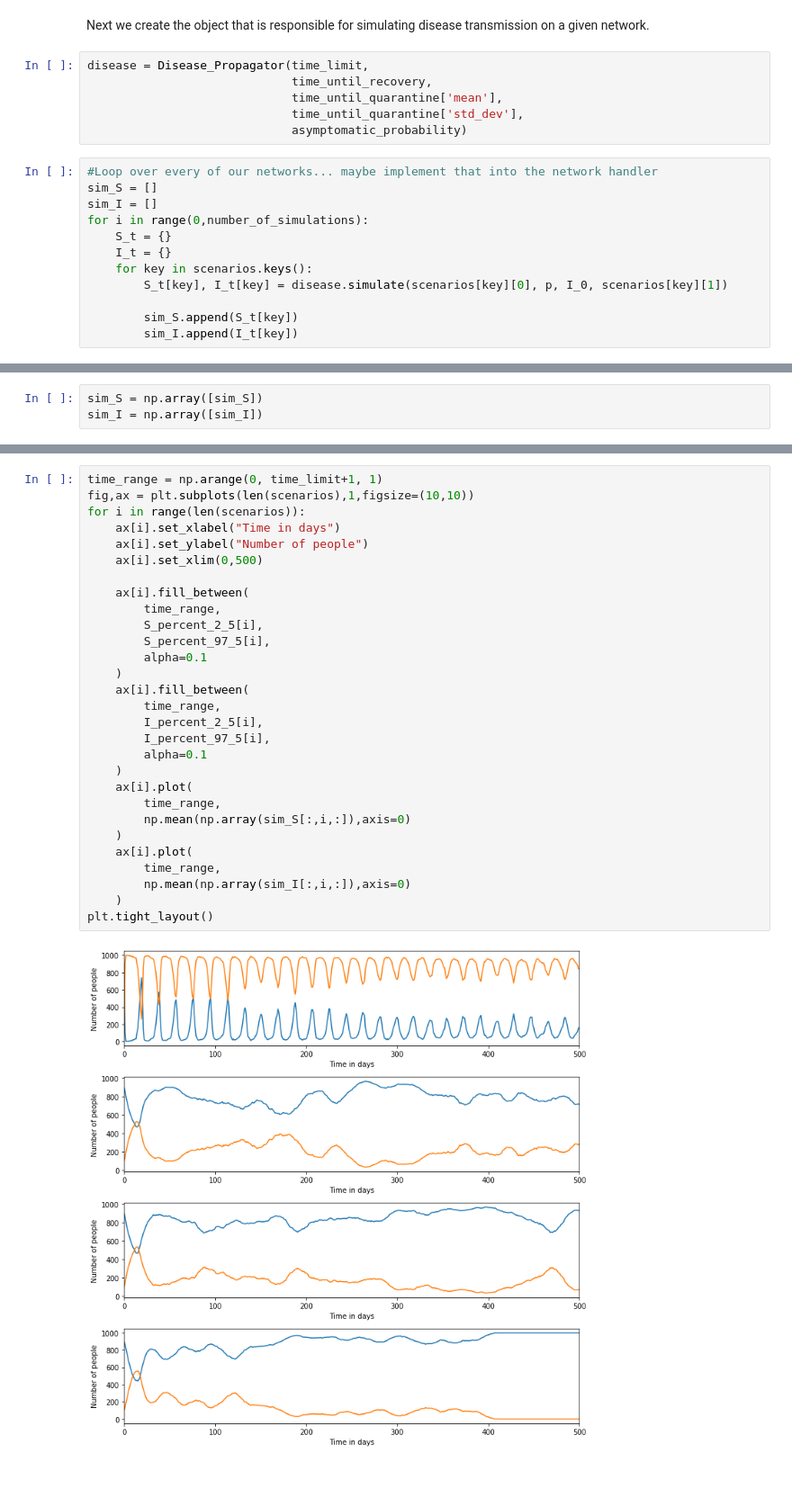
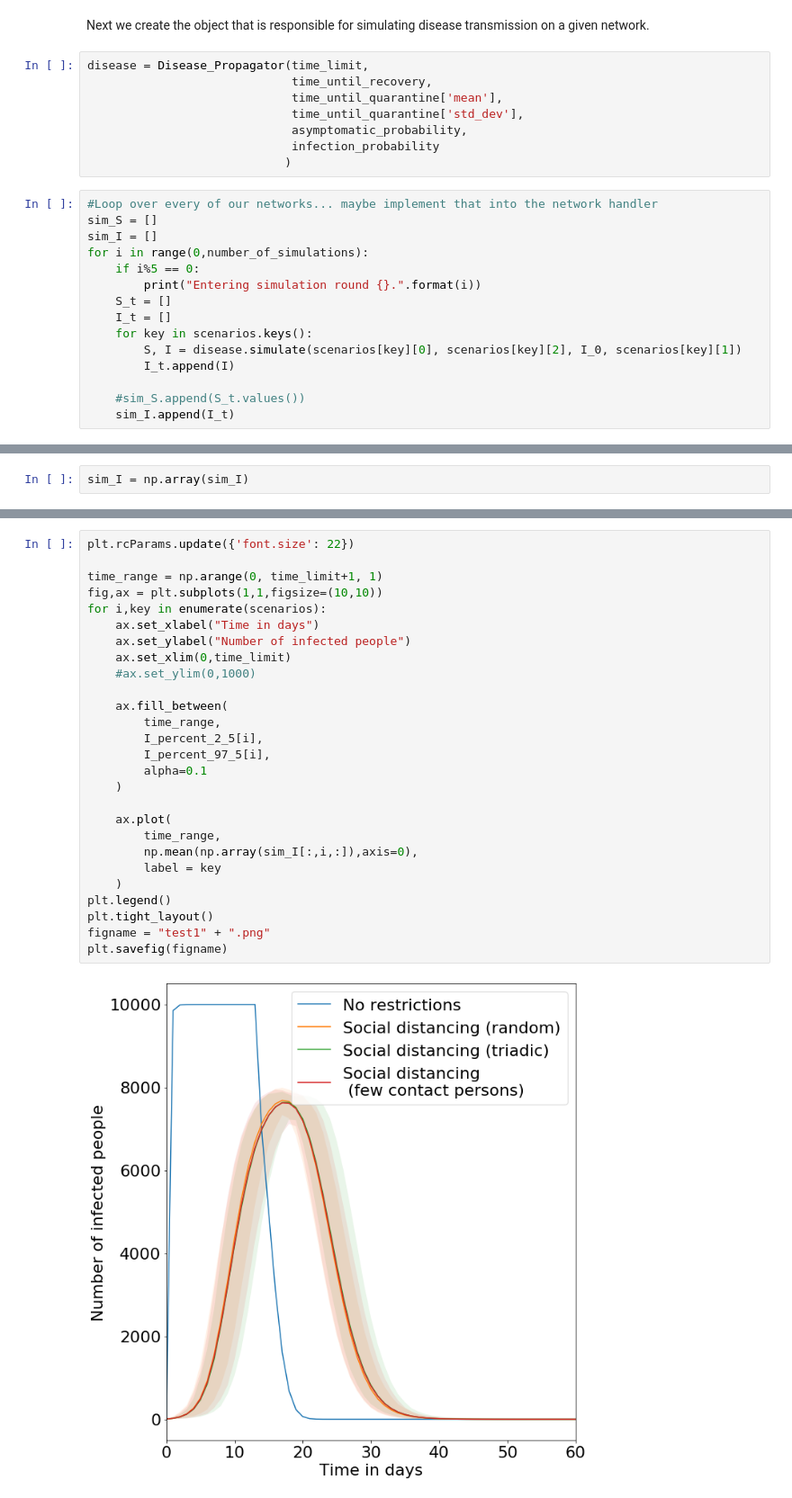
Before and after one commit to emilIftekhar/contact_strategies, a Jupyter notebook: contact_strategies.ipynb, the cells around one changed output, grey strips where cells are left out. Shown at 90% size. Cells and saved outputs as stored; diff of their text form.

```diff
--- a/contact_strategies.ipynb
+++ b/contact_strategies.ipynb
@@ -73,16 +83,21 @@ disease = Disease_Propagator(time_limit,
                              time_until_recovery,
                              time_until_quarantine['mean'],
                              time_until_quarantine['std_dev'],
-                             asymptomatic_probability)
+                             asymptomatic_probability,
+                             infection_probability
+                            )
 # %%
 #Loop over every of our networks... maybe implement that into the network handler
 sim_S = []
 sim_I = []
 for i in range(0,number_of_simulations):
-    S_t = {}
-    I_t = {}
+    if i%5 == 0:
+        print("Entering simulation round {}.".format(i))
+    S_t = []
+    I_t = []
     for key in scenarios.keys():
-        S_t[key], I_t[key] = disease.simulate(scenarios[key][0], p, I_0, scenarios[key][1])
+        S, I = disease.simulate(scenarios[key][0], scenarios[key][2], I_0, scenarios[key][1])
+        I_t.append(I)
 
-        sim_S.append(S_t[key])
-        sim_I.append(I_t[key])
+    #sim_S.append(S_t.values())
+    sim_I.append(I_t)
@@ -89,3 +115,2 @@ for i in range(0,number_of_simulations):
 # %%
-sim_S = np.array([sim_S])
-sim_I = np.array([sim_I])
+sim_I = np.array(sim_I)
@@ -101,31 +126,29 @@ I_percent_97_5 = np.percentile(np.array(sim_I[:,:,:]) ,97.5,axis=0)
 # %%
+plt.rcParams.update({'font.size': 22})
+
 time_range = np.arange(0, time_limit+1, 1)
-fig,ax = plt.subplots(len(scenarios),1,figsize=(10,10))
-for i in range(len(scenarios)):
-    ax[i].set_xlabel("Time in days")
-    ax[i].set_ylabel("Number of people")
-    ax[i].set_xlim(0,500)
+fig,ax = plt.subplots(1,1,figsize=(10,10))
+for i,key in enumerate(scenarios):
+    ax.set_xlabel("Time in days")
+    ax.set_ylabel("Number of infected people")
+    ax.set_xlim(0,time_limit)
+    #ax.set_ylim(0,1000)
 
-    ax[i].fill_between(
-        time_range,
-        S_percent_2_5[i],
-        S_percent_97_5[i],
-        alpha=0.1
-    )
-    ax[i].fill_between(
+    ax.fill_between(
         time_range,
         I_percent_2_5[i],
         I_percent_97_5[i],
         alpha=0.1
     )
-    ax[i].plot(
+
+    ax.plot(
         time_range,
-        np.mean(np.array(sim_S[:,i,:]),axis=0)
+        np.mean(np.array(sim_I[:,i,:]),axis=0),
+        label = key
     )
-    ax[i].plot(
-        time_range,
-        np.mean(np.array(sim_I[:,i,:]),axis=0)
-    )
+plt.legend()
 plt.tight_layout()
+figname = "test1" + ".png"
+plt.savefig(figname)
 # %% [output]
-[figure, old version]
+[figure, new version]
```
Also changed, not shown: parts of 12 cells of this notebook, 18 other files.
